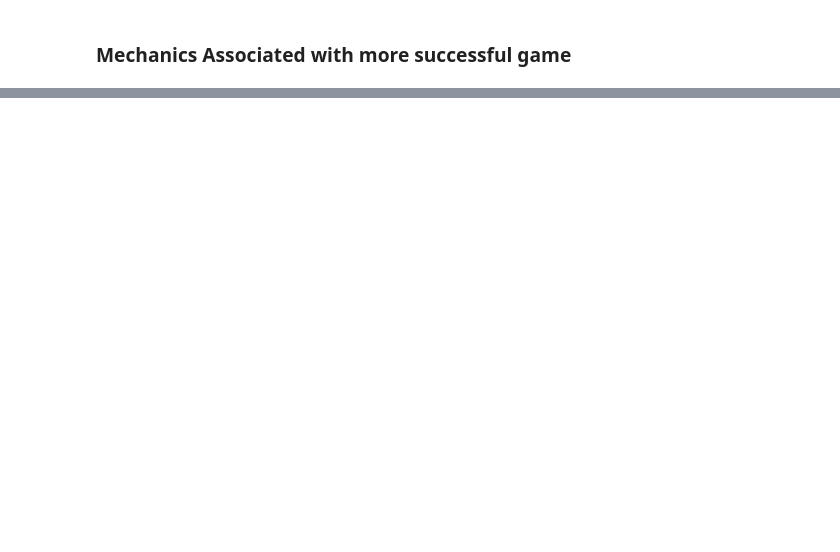
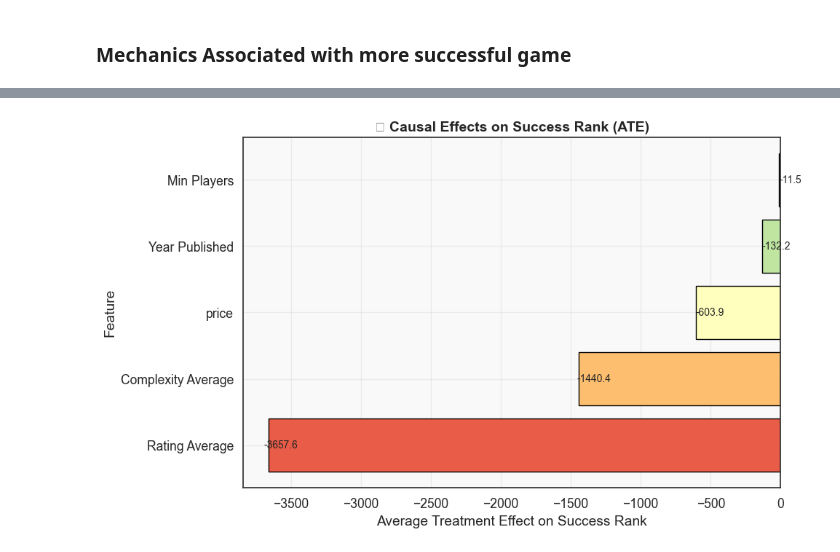
Before and after one commit to Ahmohas/BoardGames, a Jupyter notebook: Final_notebook.ipynb, the cells around one changed output, grey strips where cells are left out. Cells and saved outputs as stored; diff of their text form; code cells hidden in the pictures; blank space fills up the shorter version.

```diff
--- a/Final_notebook.ipynb
+++ b/Final_notebook.ipynb
@@ -626,0 +654,53 @@ Passing `palette` without assigning `hue` is deprecated and will be removed in v
+# %%
+
+
+
+#  Causal Results
+
+causal_results = {
+    "Rating Average": -3657.5862,
+    "Complexity Average": -1440.4114,
+    "price": -603.8861,
+    "Year Published": -132.2390,
+    "Min Players": -11.5410
+}
+
+df_causal = pd.DataFrame.from_dict(
+    causal_results, orient="index", columns=["ATE"]
+).sort_values("ATE")
+
+
+# BAR PLOT
+
+plt.figure(figsize=(10, 6))
+
+colors = sns.color_palette("Spectral", len(df_causal))
+
+bars = plt.barh(
+    df_causal.index,
+    df_causal["ATE"],
+    color=colors,
+    edgecolor="black"
+)
+
+# Zero line
+plt.axvline(0, color="black", linestyle="--", linewidth=1)
+
+# Labels on bars
+for bar in bars:
+    width = bar.get_width()
+    plt.text(
+        width * 1.01 if width < 0 else width * 1.01,
+        bar.get_y() + bar.get_height() / 2,
+        f"{width:.1f}",
+        va="center",
+        fontsize=10
+    )
+
+plt.title("🎯 Causal Effects on Success Rank (ATE)", fontsize=14, weight="bold")
+plt.xlabel("Average Treatment Effect on Success Rank")
+plt.ylabel("Feature")
+plt.tight_layout()
+plt.show()
+# %% [output]
+[figure, added]
```
Also changed, not shown: parts of 33 cells of this notebook, 3 other files.
